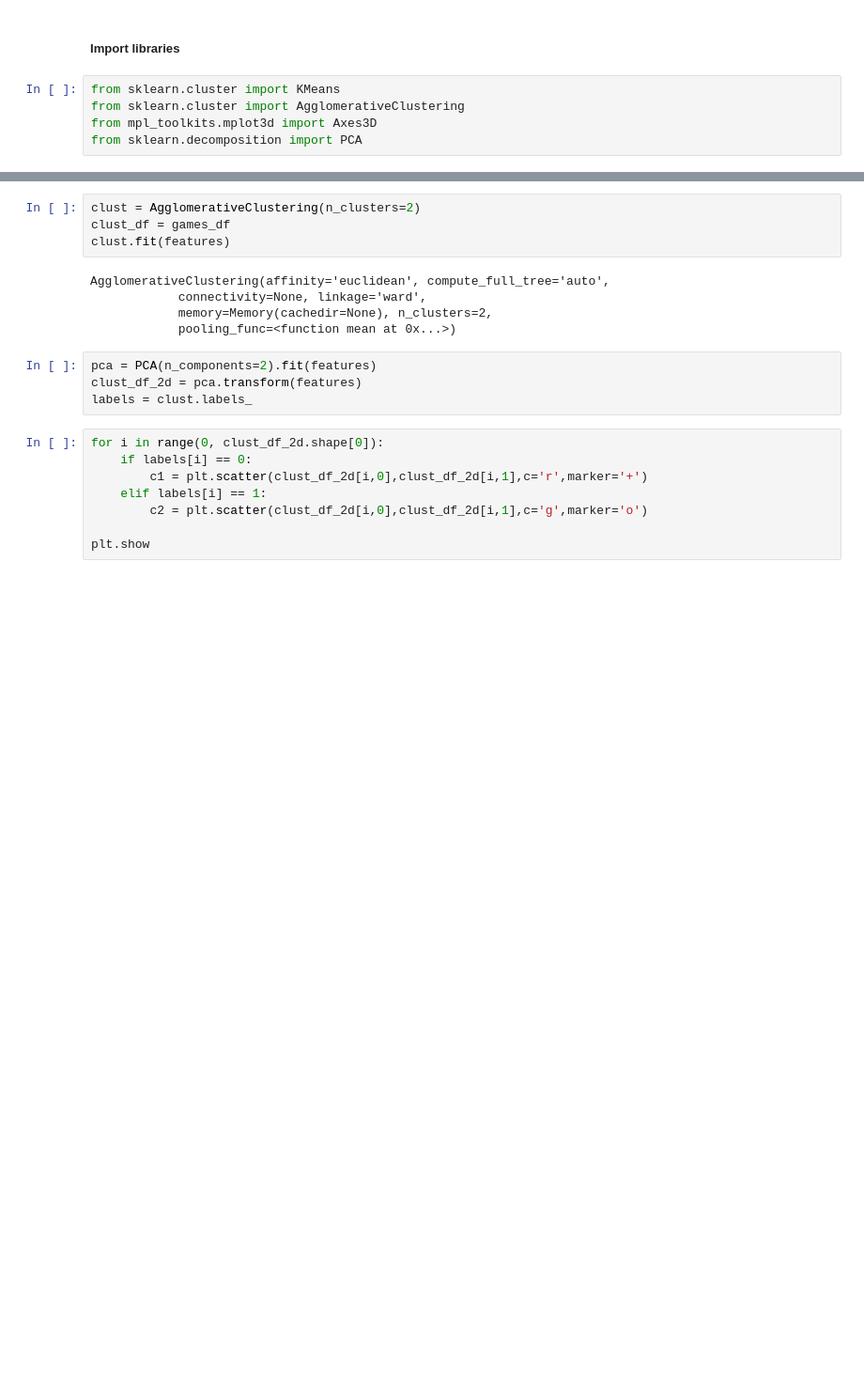
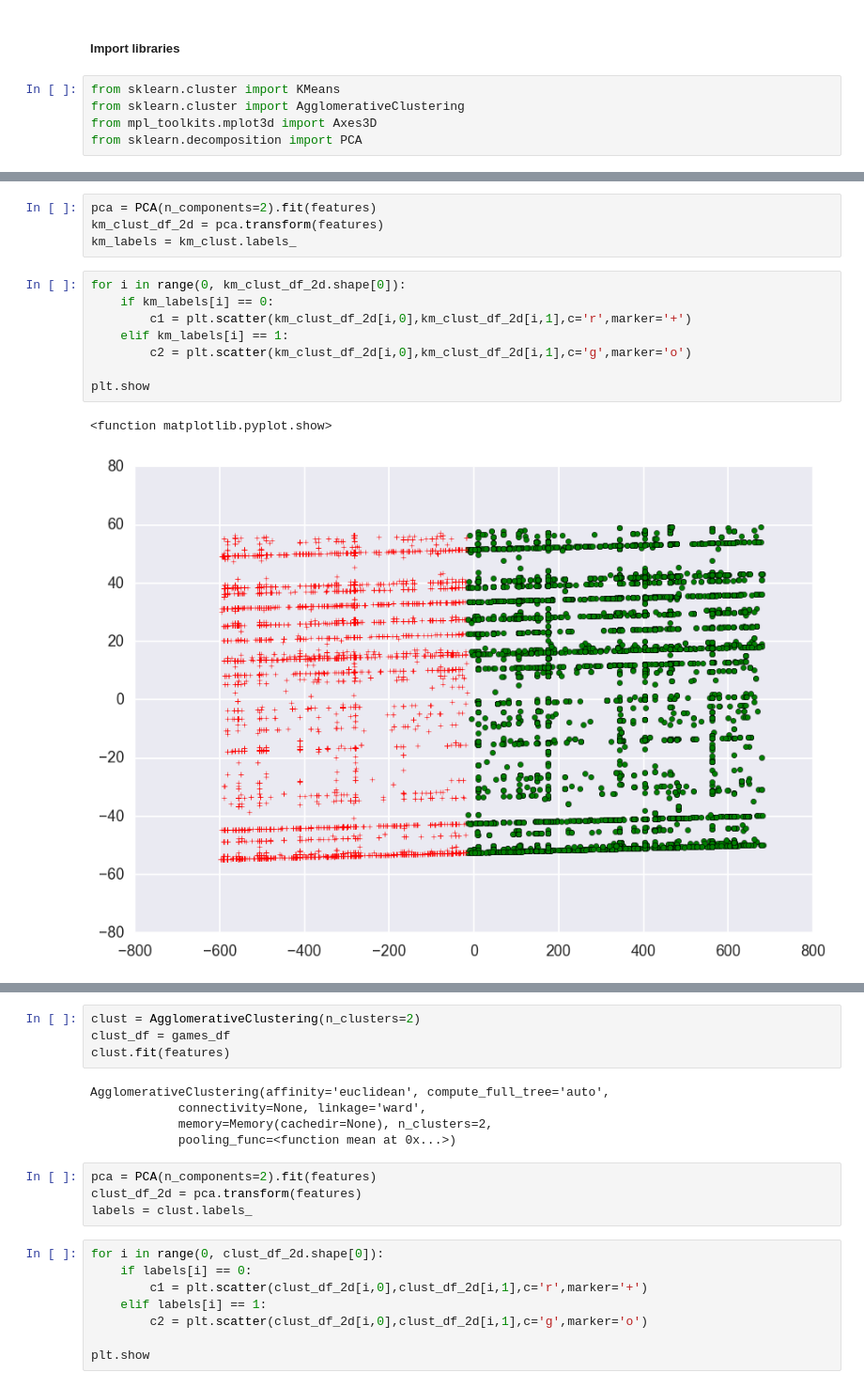
Before and after one commit to albaltas/COMPGC027-MSING055_Team14_Project, a Jupyter notebook: Milestone 2.ipynb, the cells around one changed output, grey strips where cells are left out. Shown at 94% size. Cells and saved outputs as stored; diff of their text form; blank space fills up the shorter version.

```diff
--- a/Milestone 2.ipynb
+++ b/Milestone 2.ipynb
@@ -802,0 +773,15 @@ from sklearn.decomposition import PCA
+# %%
+pca = PCA(n_components=2).fit(features)
+km_clust_df_2d = pca.transform(features)
+km_labels = km_clust.labels_
+# %%
+for i in range(0, km_clust_df_2d.shape[0]):
+    if km_labels[i] == 0:
+        c1 = plt.scatter(km_clust_df_2d[i,0],km_clust_df_2d[i,1],c='r',marker='+')
+    elif km_labels[i] == 1:
+        c2 = plt.scatter(km_clust_df_2d[i,0],km_clust_df_2d[i,1],c='g',marker='o')
+
+plt.show
+# %% [output]
+<function matplotlib.pyplot.show>
+[figure, added]
```
Also changed, not shown: parts of 53 cells of this notebook.
